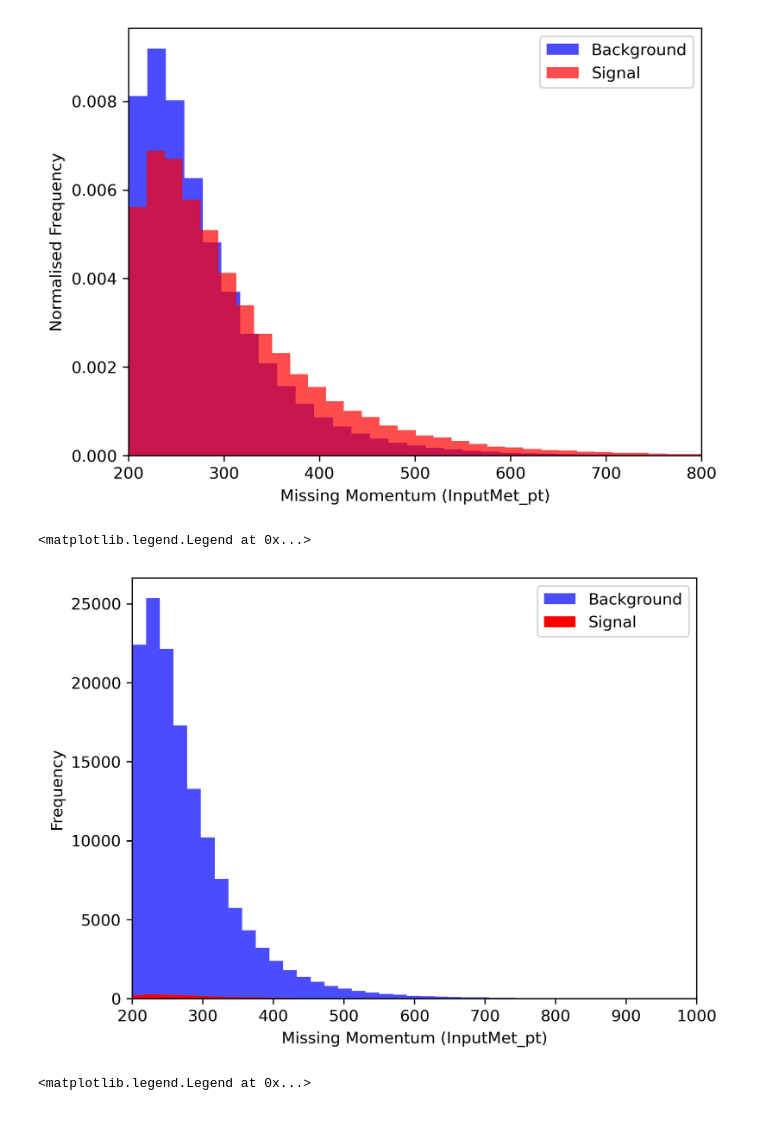
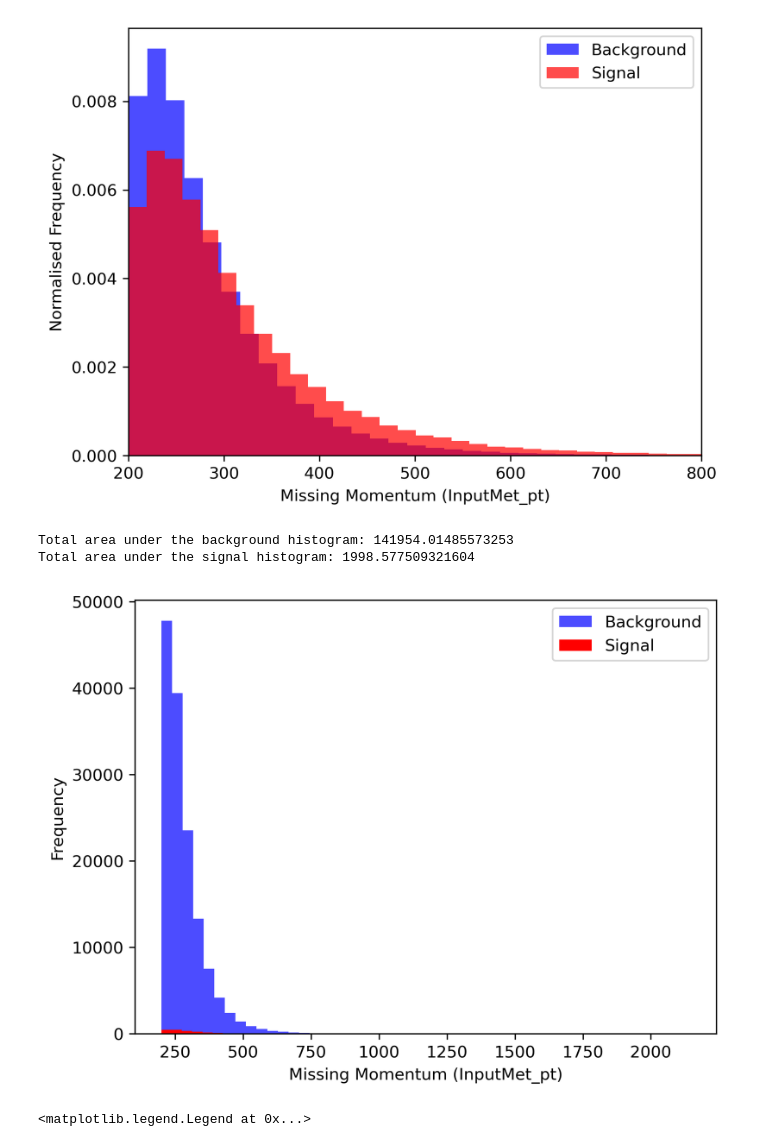
Before and after one commit to inigostibbe/msciproject, a Jupyter notebook: initialanalysis.ipynb, the cells around one changed output. Cells and saved outputs as stored; diff of their text form; code cells hidden in the pictures.

```diff
--- a/initialanalysis.ipynb
+++ b/initialanalysis.ipynb
@@ -44,37 +60,51 @@ plt.legend(loc='upper right')
 <matplotlib.legend.Legend at 0x...>
 [figure]
 # %%
-# Plot the signal and background data
-
 import matplotlib.pyplot as plt
 
 # Create histograms for missing momentum for signal and background
+plt.figure(dpi=300)
 
-plt.figure(dpi=300)
-plt.hist(background_data["InputMet_pt"], bins=100, alpha=0.7, label='Background', color='blue', weights=background_data["weight_nominal"]*140000)
-plt.hist(signal_data["InputMet_pt"], bins=100, alpha=1, label='Signal', color='red', weights=signal_data["weight_nominal"]*140000)
+# Plot and capture the histogram data for background
+background_hist = plt.hist(
+    background_data["InputMet_pt"],
+    bins=50,
+    alpha=0.7,
+    label='Background',
+    color='blue',
+    weights=background_data["weight_nominal"] * 140000
+)
 
-# plt.yscale('log')
+# Plot and capture the histogram data for signal
+signal_hist = plt.hist(
+    signal_data["InputMet_pt"],
+    bins=50,
+    alpha=1,
+    label='Signal',
+    color='red',
+    weights=signal_data["weight_nominal"] * 140000
+)
+
+# Labeling
 plt.xlabel('Missing Momentum (InputMet_pt)')
 plt.ylabel('Frequency')
-# plt.xlim(200,400)
-plt.xlim(200,1000)
-
-# plt.ylim(0,500)
-
-# background_area = sum(background_hist[0])  # Sum of frequencies for background
-# signal_area = sum(signal_hist[0])          # Sum of frequencies for signal
-
-# # Print the areas (total frequencies)
-# print(f"Total area under the background histogram: {background_area}")
-# print(f"Total area under the signal histogram: {signal_area}")
 
 plt.legend(loc='upper right')
 
-# Print the total area of signal and background data
+# Calculate the total areas (sum of frequencies for each histogram)
+background_area = sum(background_hist[0])
+signal_area = sum(signal_hist[0])
+
+# Print the areas
+print(f"Total area under the background histogram: {background_area}")
+print(f"Total area under the signal histogram: {signal_area}")
+
+# Display the plot
+plt.show()
 # %% [output]
-<matplotlib.legend.Legend at 0x...>
+Total area under the background histogram: 141954.01485573253
+Total area under the signal histogram: 1998.577509321604
-[figure, old version]
+[figure, new version]
 # %%
 # Plot the signal and background data
 
```
Also changed, not shown: parts of 11 cells of this notebook.
